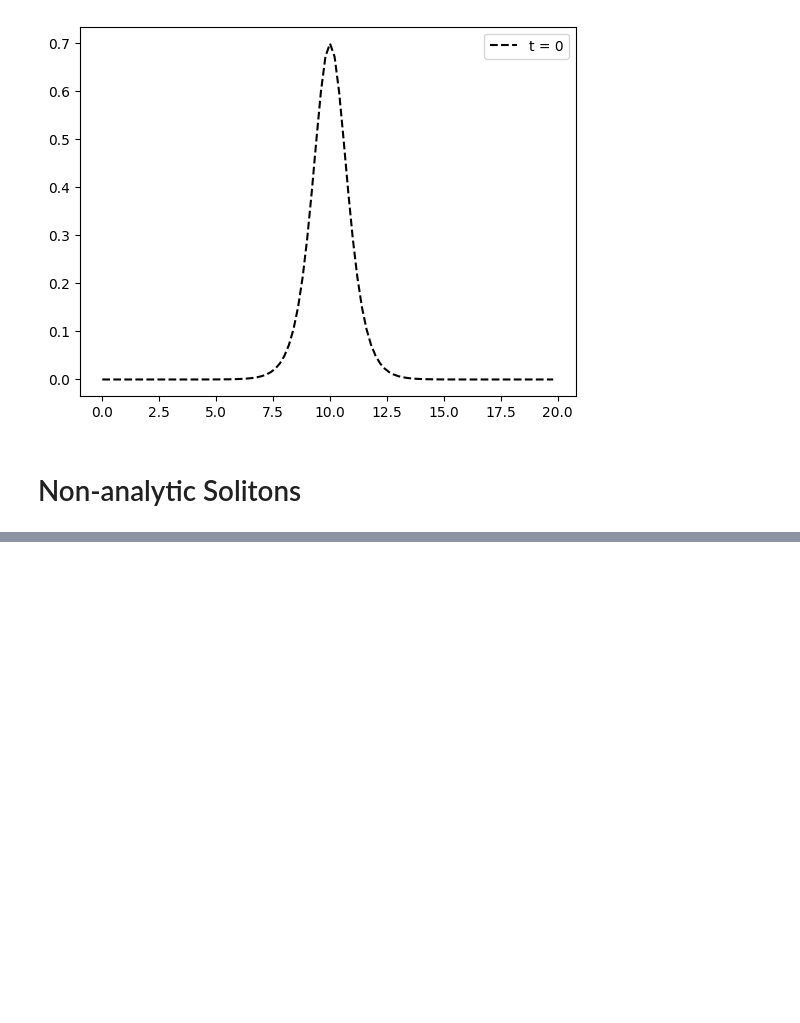
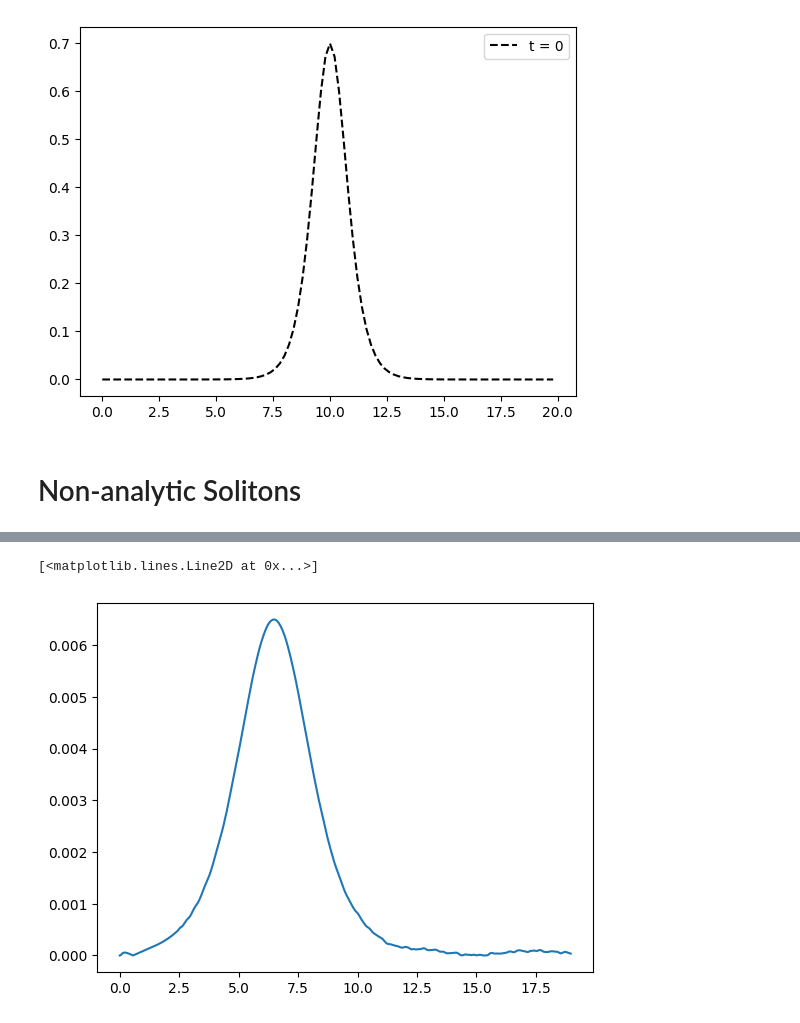
Before and after one commit to Kohmann/master-GAN, a Jupyter notebook: waveEquations/kdv_minimal.ipynb, the cells around one changed output, grey strips where cells are left out. Saved outputs shown, nothing was run; the diff lists cells and outputs as text; code cells hidden in the pictures; blank space fills up the shorter version.

```diff
--- a/waveEquations/kdv_minimal.ipynb
+++ b/waveEquations/kdv_minimal.ipynb
@@ -174,0 +168,6 @@ ValueError: only one element tensors can be converted to Python scalars
+# %%
+energy = energy_conservation(torch.tensor(u[None, :, :], dtype=torch.float  ), dx, eta, gamma)
+plt.plot(t, energy[0, :].detach().numpy())
+# %% [output]
+[<matplotlib.lines.Line2D at 0x...>]
+[figure, added]
```
Also changed, not shown: parts of 12 cells of this notebook, 2 other files.
